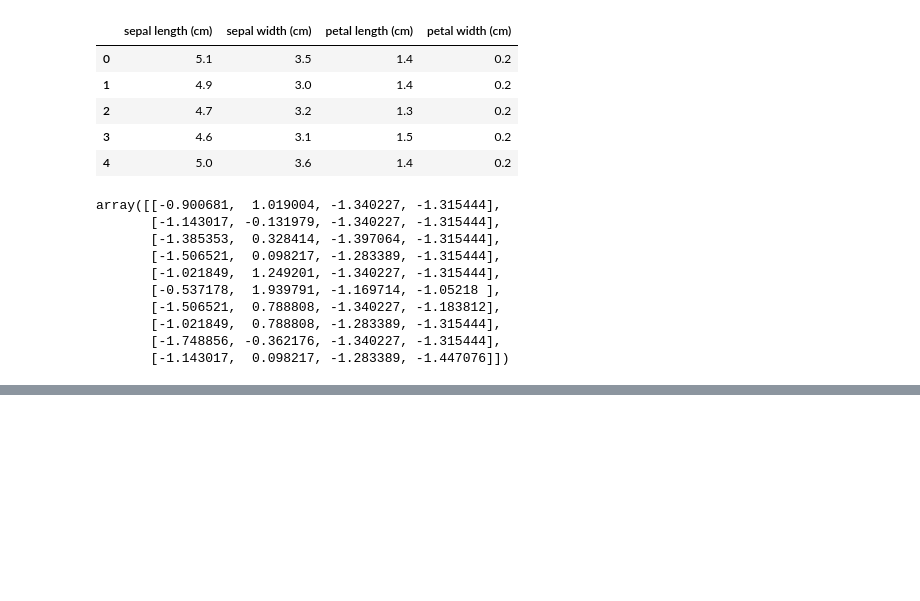
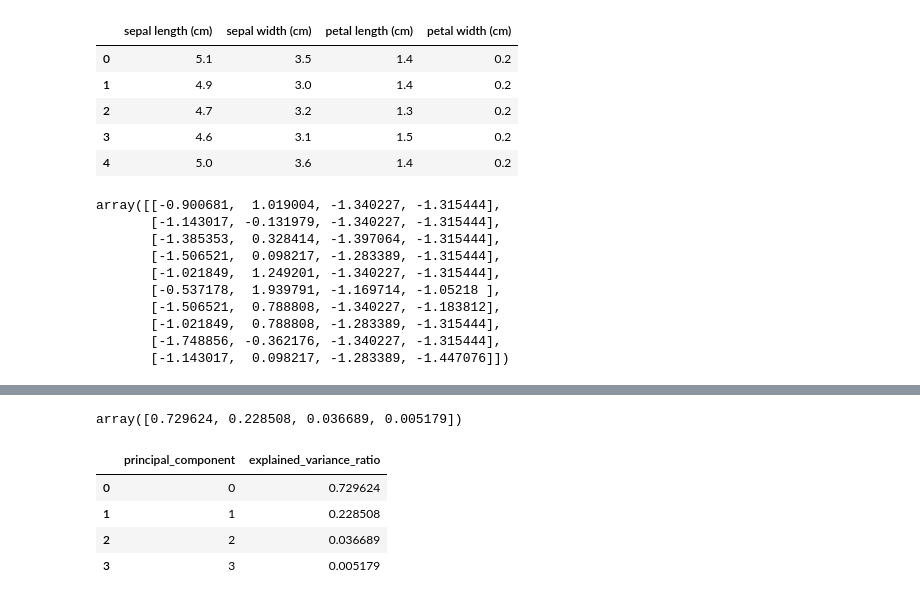
Before and after one commit to krakowiakpawel9/ml_course, a Jupyter notebook: ul/07_pca.ipynb, the cells around one changed output, grey strips where cells are left out. Cells and saved outputs as stored; diff of their text form; code cells hidden in the pictures; blank space fills up the shorter version.

```diff
--- a/ul/07_pca.ipynb
+++ b/ul/07_pca.ipynb
@@ -82,0 +105,14 @@ array([[-0.900681,  1.019004, -1.340227, -1.315444],
+# %%
+pca.explained_variance_ratio_
+# %% [output]
+array([0.729624, 0.228508, 0.036689, 0.005179])
+# %%
+explained_variance = pd.DataFrame(data={'explained_variance_ratio': pca.explained_variance_ratio_})
+explained_variance = explained_variance.reset_index().rename(columns={'index': 'principal_component'})
+explained_variance
+# %% [output]
+|  | principal_component | explained_variance_ratio |
+| 0 | 0 | 0.729624 |
+| 1 | 1 | 0.228508 |
+| 2 | 2 | 0.036689 |
+| 3 | 3 | 0.005179 |
```
Also changed, not shown: parts of 13 cells of this notebook.
